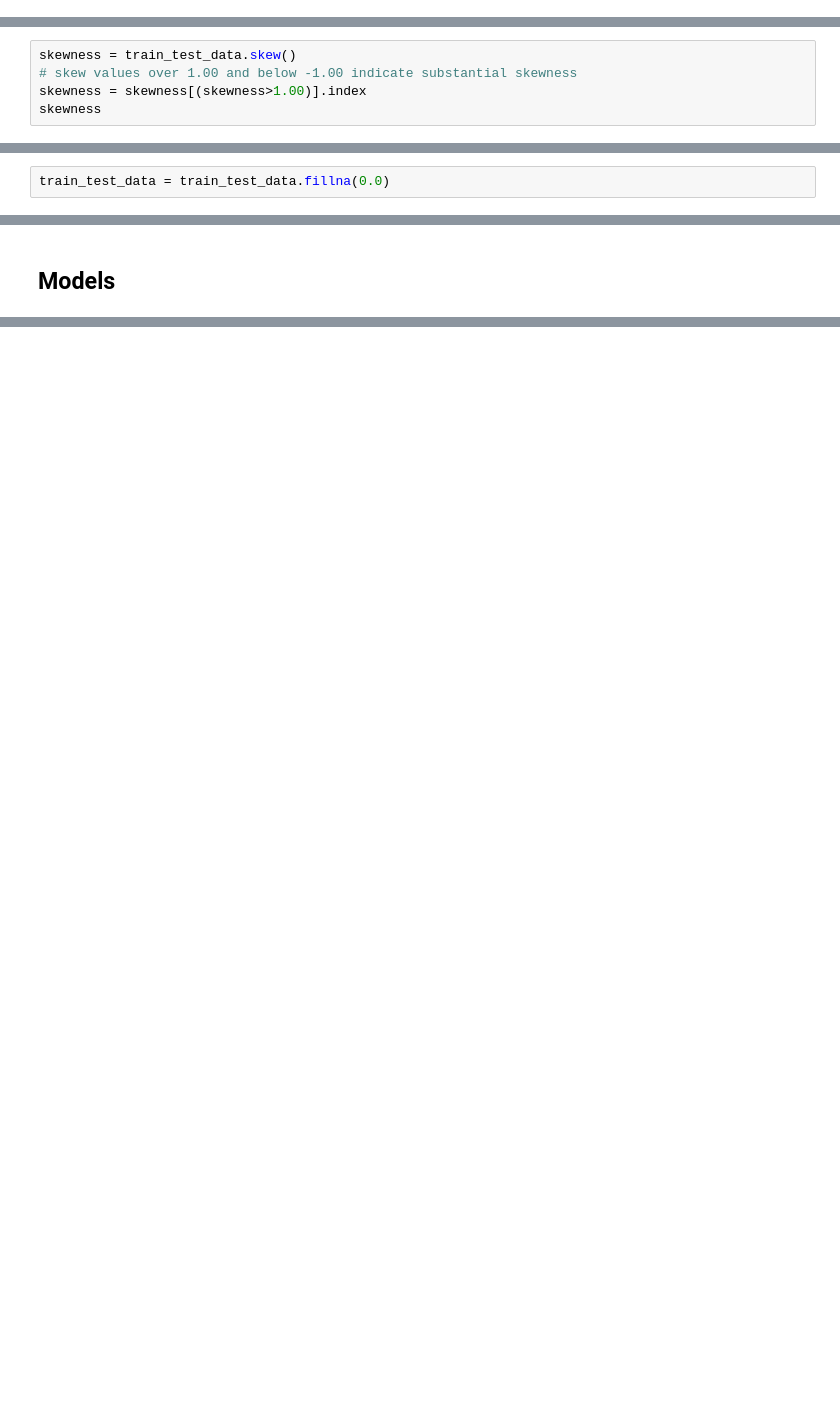
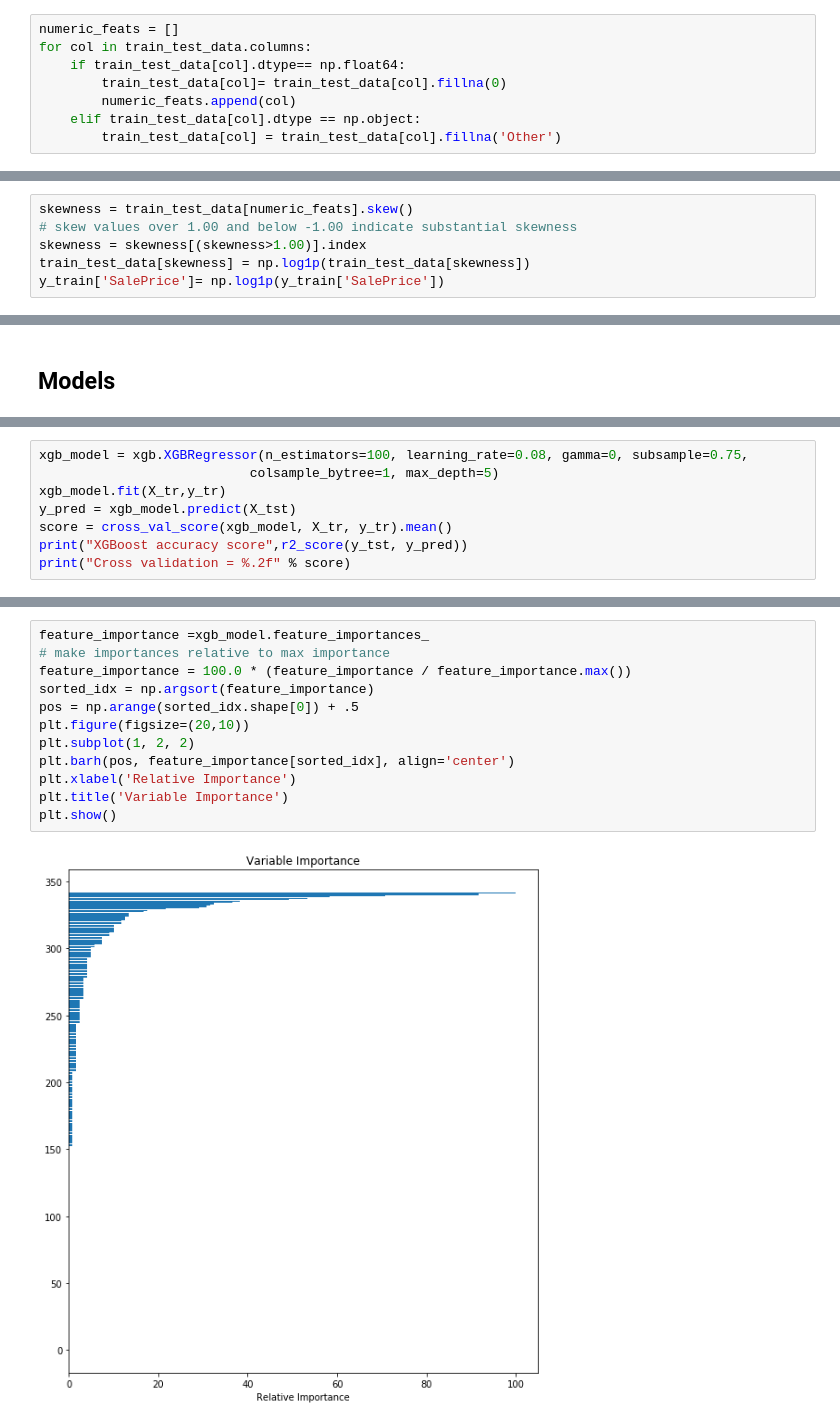
Before and after one commit to vasiach/PracticalDataScience, a Jupyter notebook: Assignment4.ipynb, the cells around one changed output, grey strips where cells are left out. Cells and saved outputs as stored; diff of their text form; blank space fills up the shorter version.

```diff
--- a/Assignment4.ipynb
+++ b/Assignment4.ipynb
@@ -43,3 +41,11 @@ train_test_data.head(5)
+# %%
+numeric_feats = []
+for col in train_test_data.columns:
+    if train_test_data[col].dtype== np.float64:
+        train_test_data[col]= train_test_data[col].fillna(0)
+        numeric_feats.append(col)
+    elif train_test_data[col].dtype == np.object:
+        train_test_data[col] = train_test_data[col].fillna('Other')
 # %% [markdown]
 We should also plot the target variable to check for skewness and if normalization is needed.
 # %%
@@ -52,7 +58,8 @@ plt.show()
 # %% [markdown]
 We can observe that the sale price variable is positively skewed since the blue line is deviated towards the right which means there is assymetry in the distribution and therefore we need to fix it to be normally distributed. To do so the best fix is to perform a log transform in the sales price and the features that suffer from skewness as well.
 # %%
-skewness = train_test_data.skew()
+skewness = train_test_data[numeric_feats].skew()
 # skew values over 1.00 and below -1.00 indicate substantial skewness
 skewness = skewness[(skewness>1.00)].index
-skewness
+train_test_data[skewness] = np.log1p(train_test_data[skewness])
+y_train['SalePrice']= np.log1p(y_train['SalePrice'])
@@ -68,8 +69,6 @@ train_test_data['OverallQual'] = train_test_data['OverallQual'].astype('category
 train_test_data['OverallCond'] = train_test_data['OverallCond'].astype('category')
 # %%
 train_test_data = pd.get_dummies(train_test_data)
-# %%
-train_test_data = train_test_data.fillna(0.0)
 # %%
 x_train = train_test_data[:train_set.shape[0]]
 x_test = train_test_data[train_set.shape[0]:]
@@ -119,0 +134,8 @@ logreg 0.6057709863269731
+# %%
+xgb_model = xgb.XGBRegressor(n_estimators=100, learning_rate=0.08, gamma=0, subsample=0.75,
+                           colsample_bytree=1, max_depth=5)
+xgb_model.fit(X_tr,y_tr)
+y_pred = xgb_model.predict(X_tst)
+score = cross_val_score(xgb_model, X_tr, y_tr).mean()
+print("XGBoost accuracy score",r2_score(y_tst, y_pred))
+print("Cross validation = %.2f" % score)
@@ -119,0 +170,14 @@ logreg 0.6057709863269731
+# %%
+feature_importance =xgb_model.feature_importances_
+# make importances relative to max importance
+feature_importance = 100.0 * (feature_importance / feature_importance.max())
+sorted_idx = np.argsort(feature_importance)
+pos = np.arange(sorted_idx.shape[0]) + .5
+plt.figure(figsize=(20,10))
+plt.subplot(1, 2, 2)
+plt.barh(pos, feature_importance[sorted_idx], align='center')
+plt.xlabel('Relative Importance')
+plt.title('Variable Importance')
+plt.show()
+# %% [output]
+[figure, added]
```
Also changed, not shown: parts of 59 cells of this notebook.
